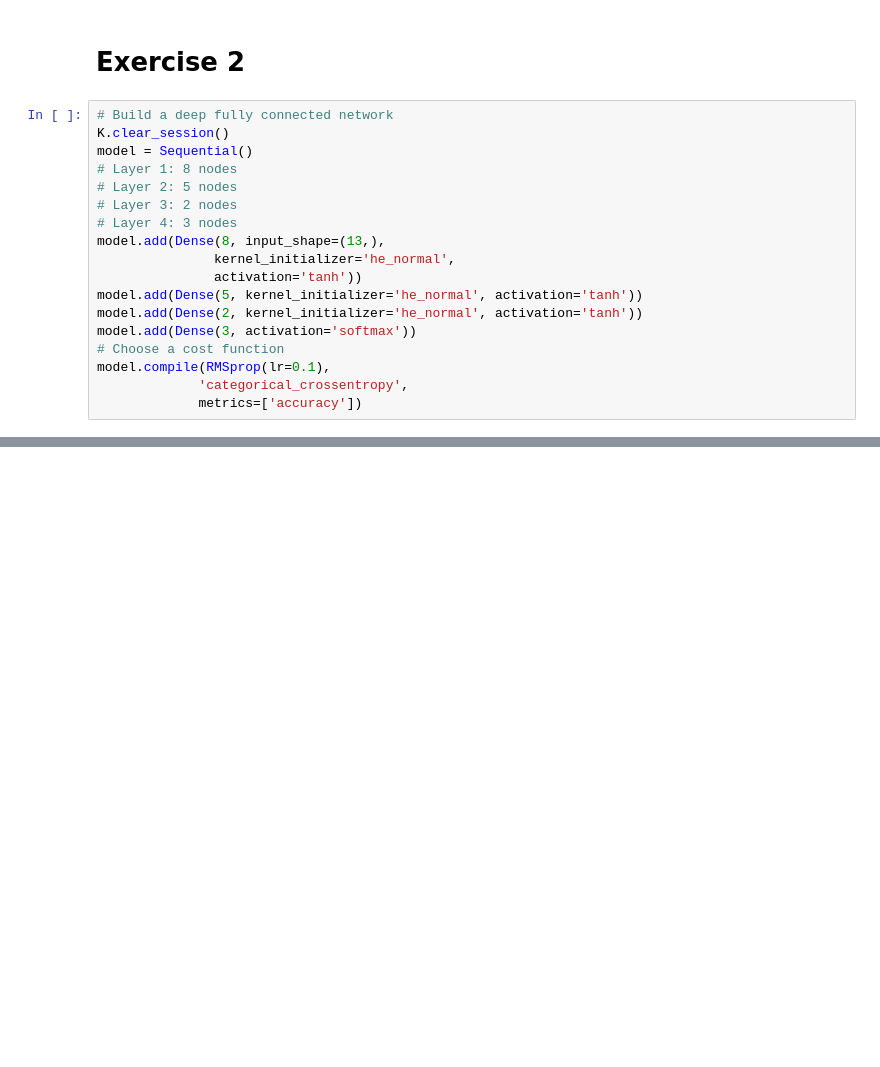
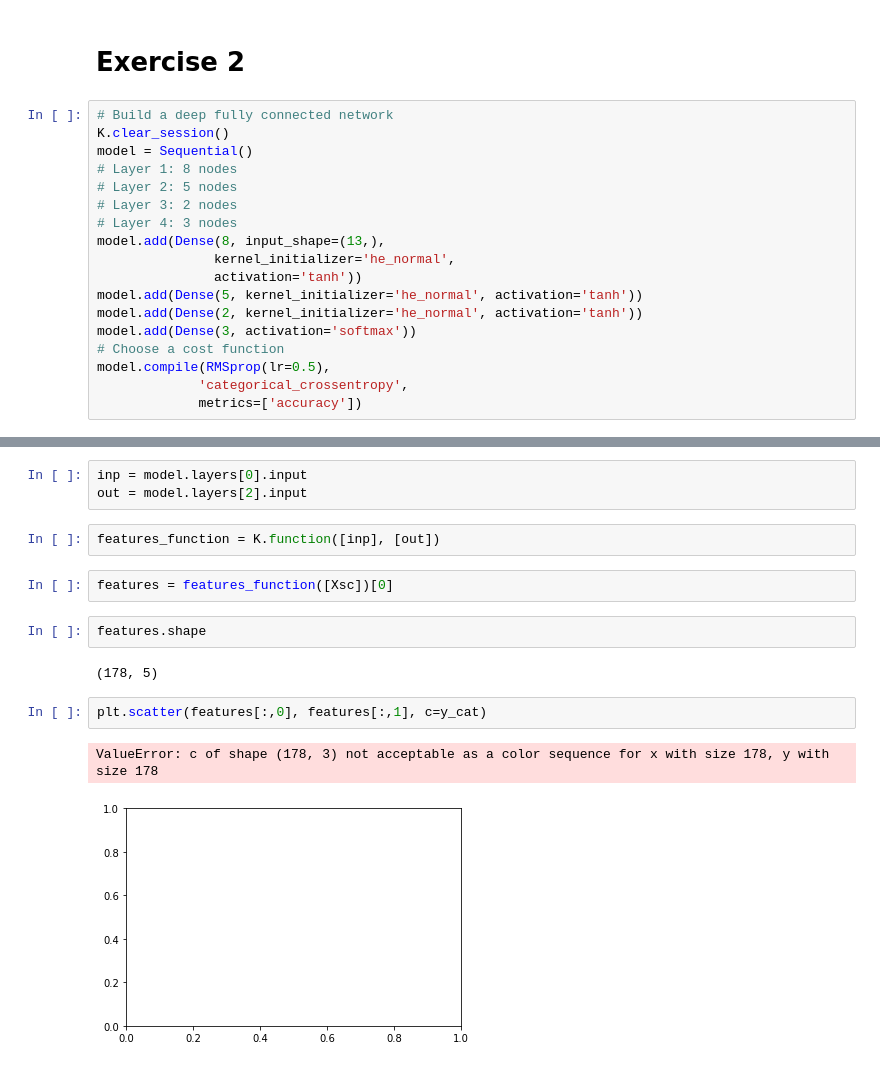
Before and after one commit to JasonShin/keras, a Jupyter notebook: 1. Keras Classification.ipynb, the cells around one changed output, grey strips where cells are left out. Cells and saved outputs as stored; diff of their text form; blank space fills up the shorter version.

Commit message:
adding scatter plot

```diff
--- a/1. Keras Classification.ipynb
+++ b/1. Keras Classification.ipynb
@@ -134,7 +134,7 @@ model.add(Dense(5, kernel_initializer='he_normal', activation='tanh'))
 model.add(Dense(2, kernel_initializer='he_normal', activation='tanh'))
 model.add(Dense(3, activation='softmax'))
 # Choose a cost function
-model.compile(RMSprop(lr=0.1),
+model.compile(RMSprop(lr=0.5),
              'categorical_crossentropy',
              metrics=['accuracy'])
 # %%
@@ -163,0 +182,16 @@ Epoch 20/20
+# %%
+inp = model.layers[0].input
+out = model.layers[2].input
+# %%
+features_function = K.function([inp], [out])
+# %%
+features = features_function([Xsc])[0]
+# %%
+features.shape
+# %% [output]
+(178, 5)
+# %%
+plt.scatter(features[:,0], features[:,1], c=y_cat)
+# %% [output]
+ValueError: c of shape (178, 3) not acceptable as a color sequence for x with size 178, y with size 178
+[figure, added]
```
Also changed, not shown: parts of 2 cells of this notebook.
